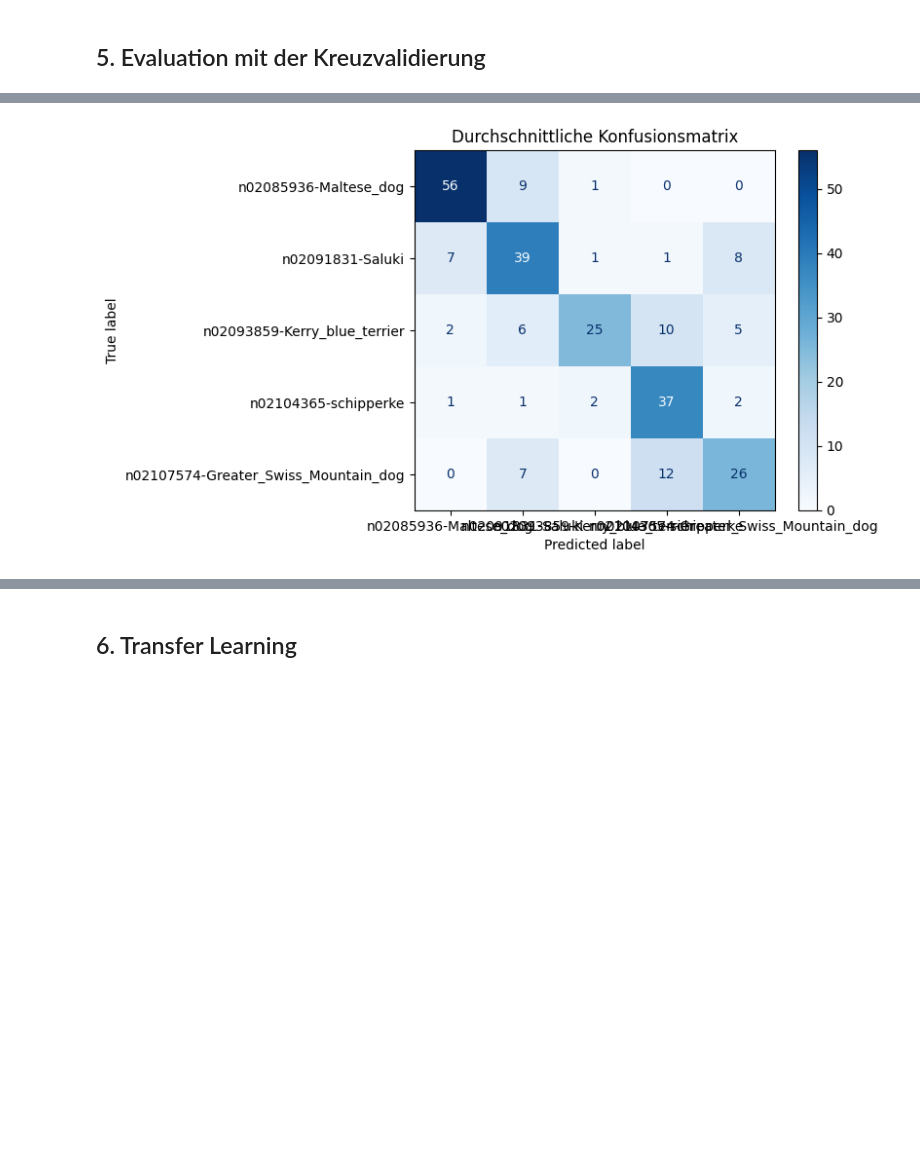
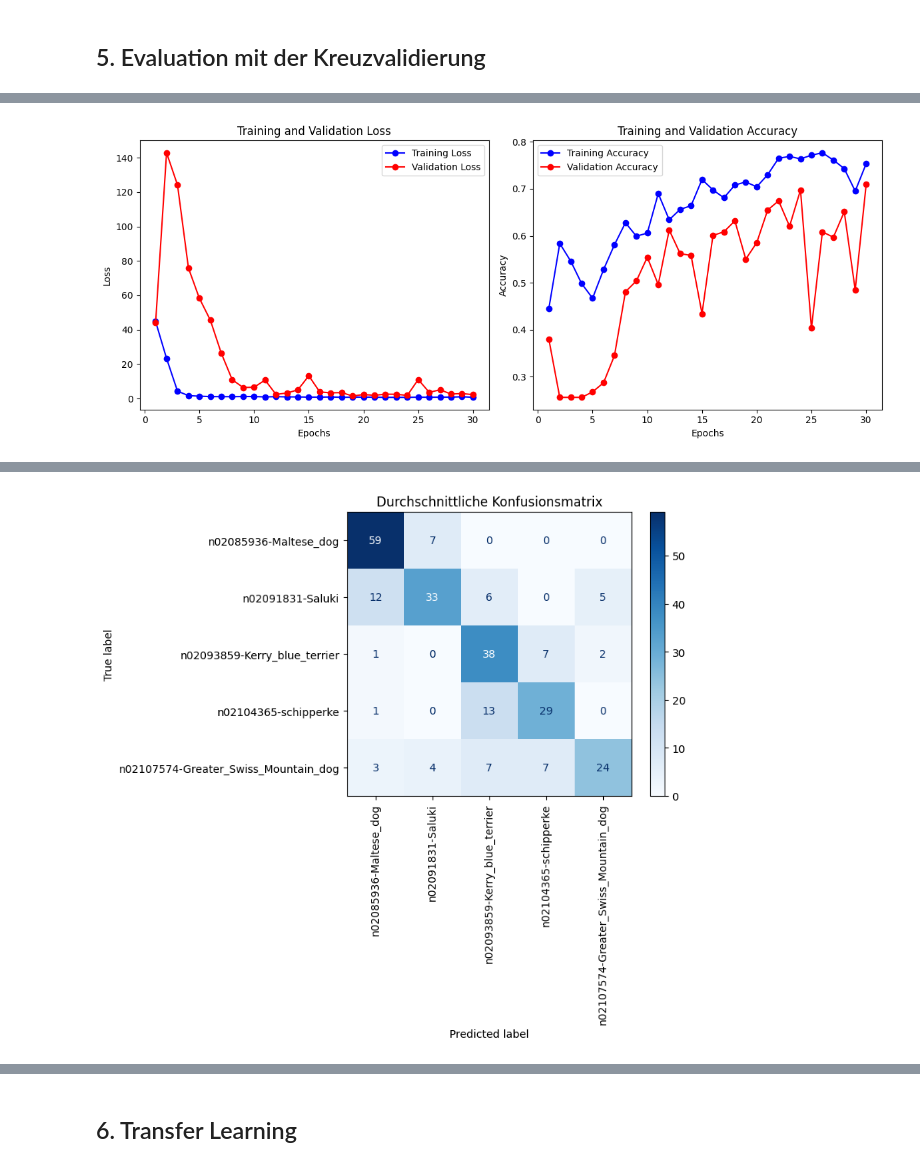
Before and after one commit to GreatKampfstern/ML, a Jupyter notebook: DeepLearning.ipynb, the cells around one changed output, grey strips where cells are left out. Drawn from its saved outputs; the diff is of its cells as text; code cells hidden in the pictures; blank space fills up the shorter version.

Commit message:
11 (jetzt nurnoch die kack kreuzvalidierung grrr)

```diff
--- a/DeepLearning.ipynb
+++ b/DeepLearning.ipynb
@@ -202,32 +194,36 @@ model.compile(
 # %% [markdown]
 ## 5. Evaluation mit der Kreuzvalidierung
 # %%
-# Kreuzvalidierung (3-fold)
-kf = KFold(n_splits=3, shuffle=True, random_state=42)
+# Kreuzvalidierung (4-fold)
+kf = KFold(n_splits=4, shuffle=True, random_state=42)
 fold = 1
 conf_matrices = []
 all_y_true = []
 all_y_pred = []
 
 for train_idx, val_idx in kf.split(X_train_img):
-    print(f"Fold {fold}:")
+    print(f"Fold {fold} am Laufen")
     X_train_fold, X_val_fold =np.array(X_train_img)[train_idx], np.array(X_train_img)[val_idx]
     y_train_fold, y_val_fold = y_train[train_idx], y_train[val_idx]
 
 
     # Training
     model.fit(X_train_fold, y_train_fold, validation_data=(X_val_fold, y_val_fold),
-              epochs=30, batch_size=16, verbose=1)
+              epochs=30, batch_size=16, verbose=0)
 
     # Evaluation
     y_pred = model.predict(X_val_fold)
     y_pred_classes = np.argmax(y_pred, axis=1)
 
+    y_val_int = np.argmax(y_val_fold, axis=1)
+
     # Speichern der Labels für den Report
-    all_y_true.extend(y_val_fold)
+    all_y_true.extend(y_val_int)
     all_y_pred.extend(y_pred_classes)
 
-    conf_matrices.append(confusion_matrix(y_val_fold, y_pred_classes))
+
+
+    conf_matrices.append(confusion_matrix(y_val_int, y_pred_classes))
     fold += 1
 
 
@@ -239,8 +235,8 @@ print(classification_report(all_y_true, all_y_pred, target_names=le.classes_))
 avg_conf_matrix = np.mean(conf_matrices, axis=0)
 
 # Visualisierung der Konfusionsmatrix
-disp = ConfusionMatrixDisplay(confusion_matrix=avg_conf_matrix, display_labels=le.classes_)
-disp.plot(cmap=plt.cm.Blues)
+disp = ConfusionMatrixDisplay(confusion_matrix=avg_conf_matrix, display_labels=le.classes_, x_tick_rotation=45)
+disp.plot(cmap=plt.cm.Blues, xticks_rotation=90)
 plt.title("Durchschnittliche Konfusionsmatrix")
 plt.show()
 # %% [output]
@@ -260,22 +262,61 @@ KeyboardInterrupt:
 X_train_img, X_test_img, y_train, y_test, le = read_images_to_split("dogs", "annotations")
 
 # Training
-model.fit(X_train_img, y_train, validation_data=(X_test_img, y_test),
-            epochs=30, batch_size=16, verbose=1)
+history = model.fit(X_train_img, y_train, validation_data=(X_test_img, y_test),
+            epochs=30, batch_size=16, verbose=0)
 
 # Vorhersagen für X_test_img
 y_test_pred = model.predict(X_test_img)
 y_test_pred_classes = np.argmax(y_test_pred, axis=1)
 y_test_int = np.argmax(y_test, axis=1)
 
+history_dict = history.history
+
+# Loss-Werte
+loss = history_dict['loss']
+val_loss = history_dict['val_loss']
+
+# Accuracy-Werte (falls verwendet)
+accuracy = history_dict.get('accuracy')
+val_accuracy = history_dict.get('val_accuracy')
+
+# Epochen erstellen
+epochs = range(1, len(loss) + 1)
+
+# Plot für den Loss
+plt.figure(figsize=(12, 5))
+plt.subplot(1, 2, 1)
+plt.plot(epochs, loss, 'bo-', label='Training Loss')
+plt.plot(epochs, val_loss, 'ro-', label='Validation Loss')
+plt.title('Training and Validation Loss')
+plt.xlabel('Epochs')
+plt.ylabel('Loss')
+plt.legend()
+
+# Plot für die Accuracy (nur, wenn verfügbar)
+if accuracy and val_accuracy:
+    plt.subplot(1, 2, 2)
+    plt.plot(epochs, accuracy, 'bo-', label='Training Accuracy')
+    plt.plot(epochs, val_accuracy, 'ro-', label='Validation Accuracy')
+    plt.title('Training and Validation Accuracy')
+    plt.xlabel('Epochs')
+    plt.ylabel('Accuracy')
+    plt.legend()
+
+plt.tight_layout()
+plt.show()
+
+
 # Visualisierung der Konfusionsmatrix
 disp = ConfusionMatrixDisplay(confusion_matrix=confusion_matrix(y_test_int, y_test_pred_classes), display_labels=le.classes_)
-disp.plot(cmap=plt.cm.Blues)
+disp.plot(cmap=plt.cm.Blues, xticks_rotation=90)
 plt.title("Durchschnittliche Konfusionsmatrix")
 
-y_test_pred_classes = to_categorical(y_test_pred_classes)
+y_test_pred_classes_cat = to_categorical(y_test_pred_classes)
 
-report = classification_report(y_test, y_test_pred_classes, target_names=le.classes_)
+report = classification_report(y_test, y_test_pred_classes_cat, target_names=le.classes_)
+
+
 
 # Ausgabe des Reports
 print("Classification Report:")
@@ -302 +327 @@ Epoch 6/30
-[figure, old version]
+[figure, new version]
@@ -302,0 +341 @@ Epoch 6/30
+[figure, added]
```
Also changed, not shown: parts of 9 cells of this notebook, 1 other file.
